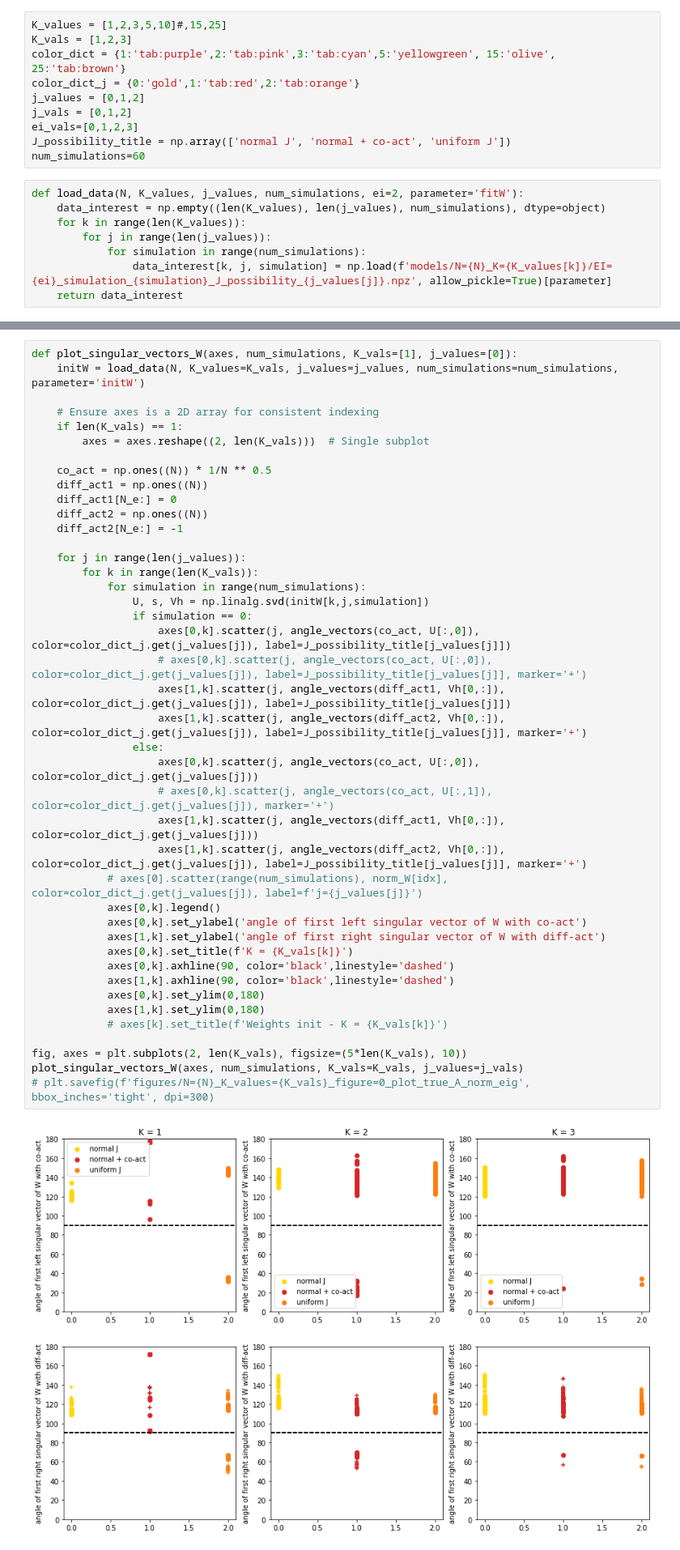
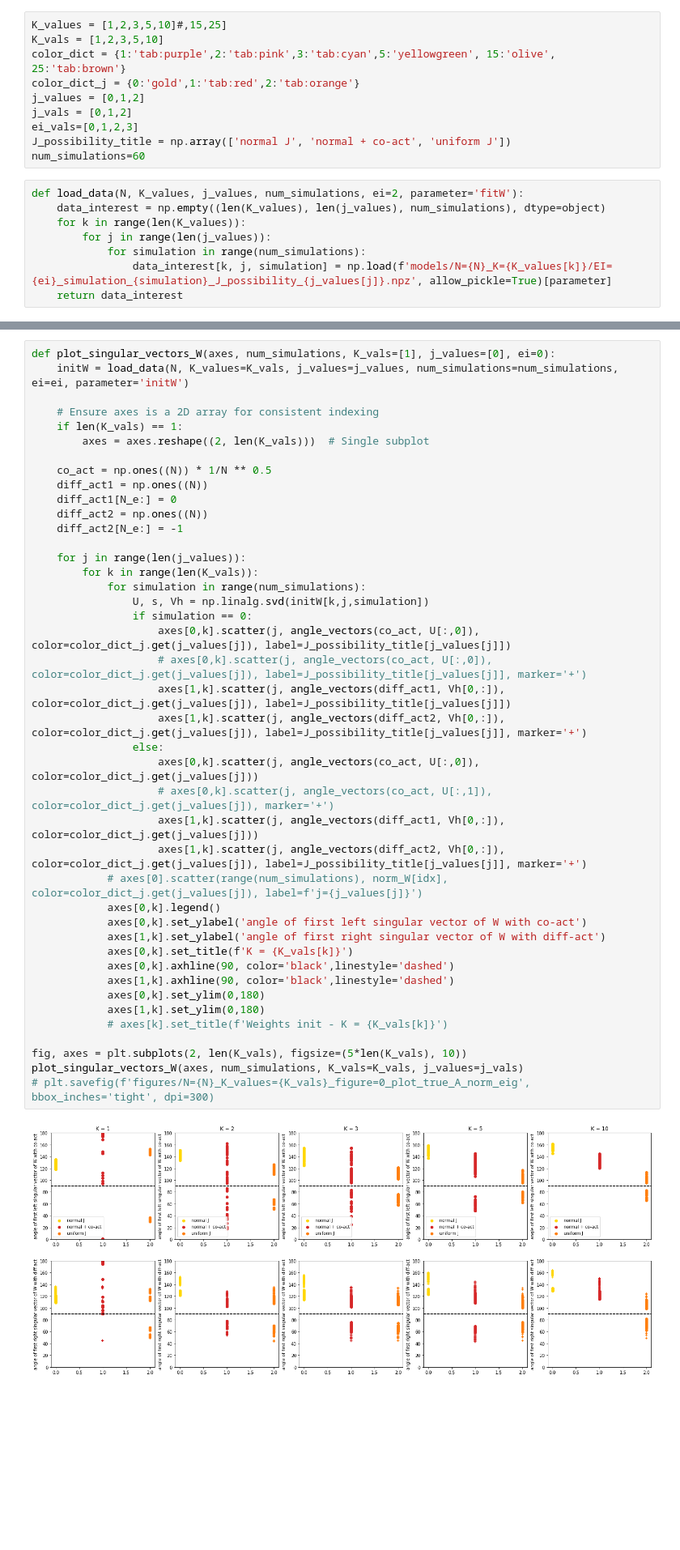
Before and after one commit to lenca56/EI-subspace-RNN, a Jupyter notebook: Analysis_Cluster_fixed_N.ipynb, the cells around one changed output, grey strips where cells are left out. Shown at 81% size. Saved outputs shown, nothing was run; the diff lists cells and outputs as text; blank space fills up the shorter version.

```diff
--- a/Analysis_Cluster_fixed_N.ipynb
+++ b/Analysis_Cluster_fixed_N.ipynb
@@ -42,7 +42,7 @@ zeta_alpha_beta_gamma_list = [(10**i,1,1,10**(i-2.5)) for i in list(np.arange(-1
 # axes.legend()
 # %%
 K_values = [1,2,3,5,10]#,15,25]
-K_vals = [1,2,3]
+K_vals = [1,2,3,5,10]
 color_dict = {1:'tab:purple',2:'tab:pink',3:'tab:cyan',5:'yellowgreen', 15:'olive', 25:'tab:brown'}
 color_dict_j = {0:'gold',1:'tab:red',2:'tab:orange'}
 j_values = [0,1,2]
@@ -183,6 +183,6 @@ plot_dynamics_initialization_error(axes, num_simulations, K_vals=K_vals, j_value
 # %%
-def plot_singular_vectors_W(axes, num_simulations, K_vals=[1], j_values=[0]):
-    initW = load_data(N, K_values=K_vals, j_values=j_values, num_simulations=num_simulations, parameter='initW')
+def plot_singular_vectors_W(axes, num_simulations, K_vals=[1], j_values=[0], ei=0):
+    initW = load_data(N, K_values=K_vals, j_values=j_values, num_simulations=num_simulations, ei=ei, parameter='initW')
 
     # Ensure axes is a 2D array for consistent indexing
     if len(K_vals) == 1:
@@ -196,32 +196,32 @@ def plot_singular_vectors_W(axes, num_simulations, K_vals=[1], j_values=[0]):
 
     for j in range(len(j_values)):
         for k in range(len(K_vals)):
             for simulation in range(num_simulations):
                 U, s, Vh = np.linalg.svd(initW[k,j,simulation])
                 if simulation == 0:
                     axes[0,k].scatter(j, angle_vectors(co_act, U[:,0]), color=color_dict_j.get(j_values[j]), label=J_possibility_title[j_values[j]])
                     # axes[0,k].scatter(j, angle_vectors(co_act, U[:,0]), color=color_dict_j.get(j_values[j]), label=J_possibility_title[j_values[j]], marker='+')
                     axes[1,k].scatter(j, angle_vectors(diff_act1, Vh[0,:]), color=color_dict_j.get(j_values[j]), label=J_possibility_title[j_values[j]])
                     axes[1,k].scatter(j, angle_vectors(diff_act2, Vh[0,:]), color=color_dict_j.get(j_values[j]), label=J_possibility_title[j_values[j]], marker='+')
                 else:
                     axes[0,k].scatter(j, angle_vectors(co_act, U[:,0]), color=color_dict_j.get(j_values[j]))
                     # axes[0,k].scatter(j, angle_vectors(co_act, U[:,1]), color=color_dict_j.get(j_values[j]), marker='+')
                     axes[1,k].scatter(j, angle_vectors(diff_act1, Vh[0,:]), color=color_dict_j.get(j_values[j]))
                     axes[1,k].scatter(j, angle_vectors(diff_act2, Vh[0,:]), color=color_dict_j.get(j_values[j]), label=J_possibility_title[j_values[j]], marker='+')
             # axes[0].scatter(range(num_simulations), norm_W[idx], color=color_dict_j.get(j_values[j]), label=f'j={j_values[j]}')
             axes[0,k].legend()
             axes[0,k].set_ylabel('angle of first left singular vector of W with co-act')
             axes[1,k].set_ylabel('angle of first right singular vector of W with diff-act')
             axes[0,k].set_title(f'K = {K_vals[k]}')
             axes[0,k].axhline(90, color='black',linestyle='dashed')
             axes[1,k].axhline(90, color='black',linestyle='dashed')
             axes[0,k].set_ylim(0,180)
             axes[1,k].set_ylim(0,180)
             # axes[k].set_title(f'Weights init - K = {K_vals[k]}')
 
 fig, axes = plt.subplots(2, len(K_vals), figsize=(5*len(K_vals), 10))
 plot_singular_vectors_W(axes, num_simulations, K_vals=K_vals, j_values=j_vals)
 # plt.savefig(f'figures/N={N}_K_values={K_vals}_figure=0_plot_true_A_norm_eig', bbox_inches='tight', dpi=300)
 # %% [output]
-[figure, old version]
+[figure, new version]
 # %%
```
Also changed, not shown: parts of 11 cells of this notebook, 9 other files.
